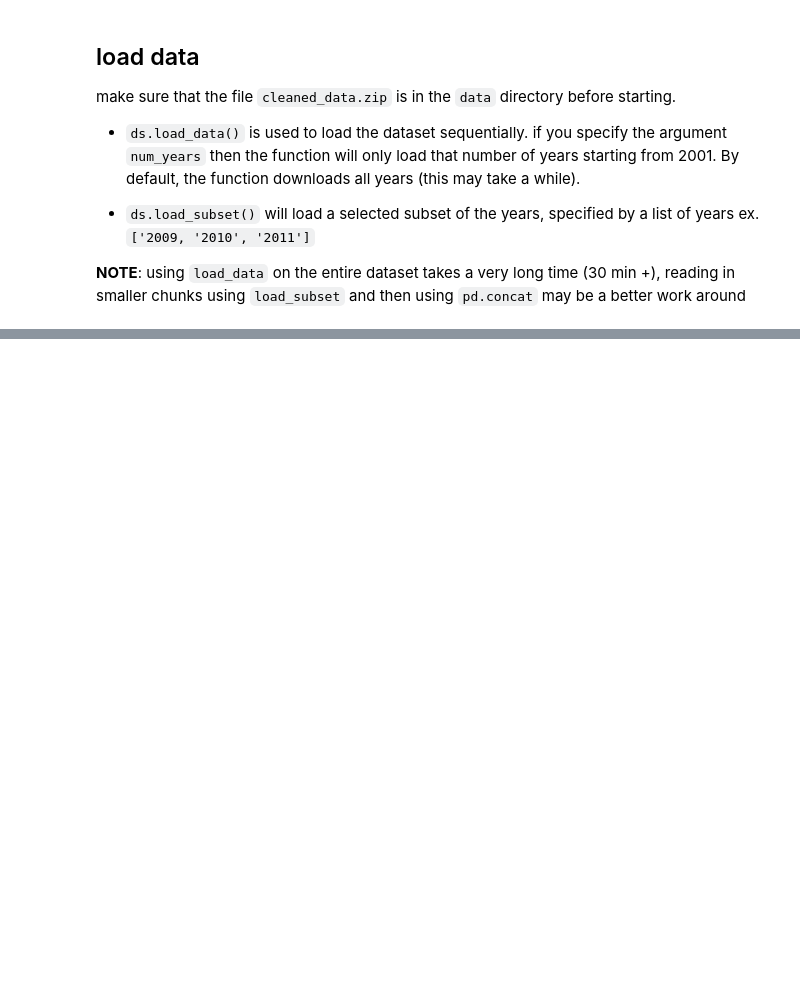
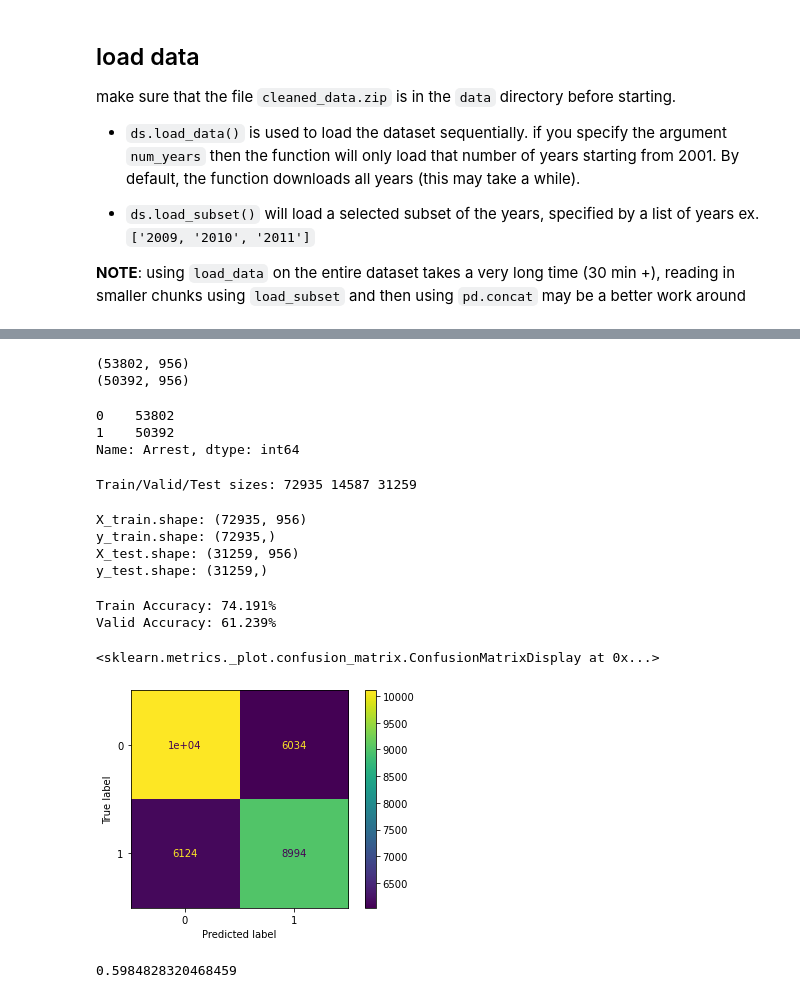
Before and after one commit to ajshedivy/CrimeAnalysisML, a Jupyter notebook: model_building.ipynb, the cells around one changed output, grey strips where cells are left out. Saved outputs shown, nothing was run; the diff lists cells and outputs as text; code cells hidden in the pictures; blank space fills up the shorter version.

```diff
--- a/model_building.ipynb
+++ b/model_building.ipynb
@@ -96,0 +190,58 @@ array([['051XX W WASHINGTON BLVD', 'FIRST DEGREE MURDER', 'STREET', ...,
+# %%
+one_hot = one_hot_encode(df, cat_features)
+sample = one_hot.sample(frac=0.5, random_state=123)
+bal_data = sample[sample['Arrest'] == 0].sample(frac=0.4, random_state=123)
+print(bal_data.shape)
+arrest_data = sample[sample['Arrest'] == 1]
+print(arrest_data.shape)
+all_bal_data = pd.concat([bal_data, arrest_data])
+all_bal_data['Arrest'].value_counts()
+# %% [output]
+(53802, 956)
+(50392, 956)
+0    53802
+1    50392
+Name: Arrest, dtype: int64
+# %%
+X, y = all_bal_data, all_bal_data['Arrest']
+X_train, X_test, y_train, y_test = train_test_split(X, y,
+                                                    test_size=0.3,
+                                                    random_state=123,
+                                                    shuffle=True,
+                                                   stratify=y)
+# %%
+X_train_sub, X_valid, y_train_sub, y_valid = \
+    train_test_split(X_train, y_train, test_size=0.2, random_state=1, stratify=y_train)
+print('Train/Valid/Test sizes:', y_train.shape[0], y_valid.shape[0], y_test.shape[0])
+# %% [output]
+Train/Valid/Test sizes: 72935 14587 31259
+# %%
+print(f'X_train.shape: {X_train.shape}')
+print(f'y_train.shape: {y_train.shape}')
+print(f'X_test.shape: {X_test.shape}')
+print(f'y_test.shape: {y_test.shape}')
+# %% [output]
+X_train.shape: (72935, 956)
+y_train.shape: (72935,)
+X_test.shape: (31259, 956)
+y_test.shape: (31259,)
+# %%
+knn = KNeighborsClassifier(n_neighbors=5)
+knn.fit(X_train_sub.values, y_train_sub.values)
+print(f"Train Accuracy: {knn.score(X_train_sub.values, y_train_sub.values)*100:0.3f}%")
+print(f"Valid Accuracy: {knn.score(X_valid.values, y_valid.values)*100:0.3f}%")
+# %% [output]
+Train Accuracy: 74.191%
+Valid Accuracy: 61.239%
+# %%
+y_pred = knn.predict(X_test.values)
+# %%
+from sklearn.metrics import ConfusionMatrixDisplay
+ConfusionMatrixDisplay.from_predictions(y_test, y_pred)
+# %% [output]
+<sklearn.metrics._plot.confusion_matrix.ConfusionMatrixDisplay at 0x...>
+[figure, added]
+# %%
+precision_score(y_test, y_pred)
+# %% [output]
+0.5984828320468459
```
Also changed, not shown: parts of 15 cells of this notebook.
